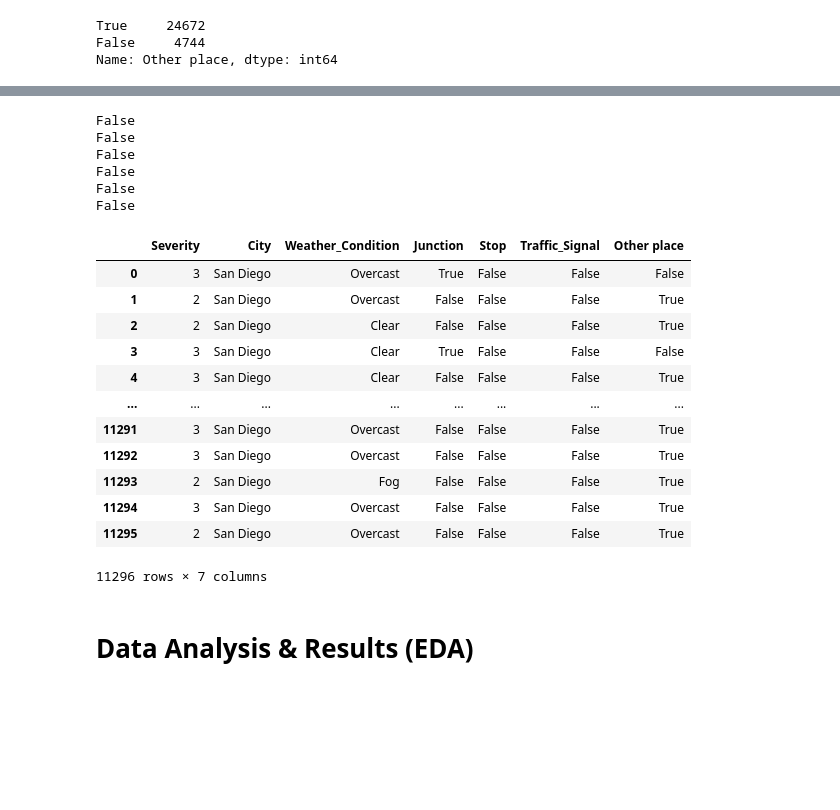
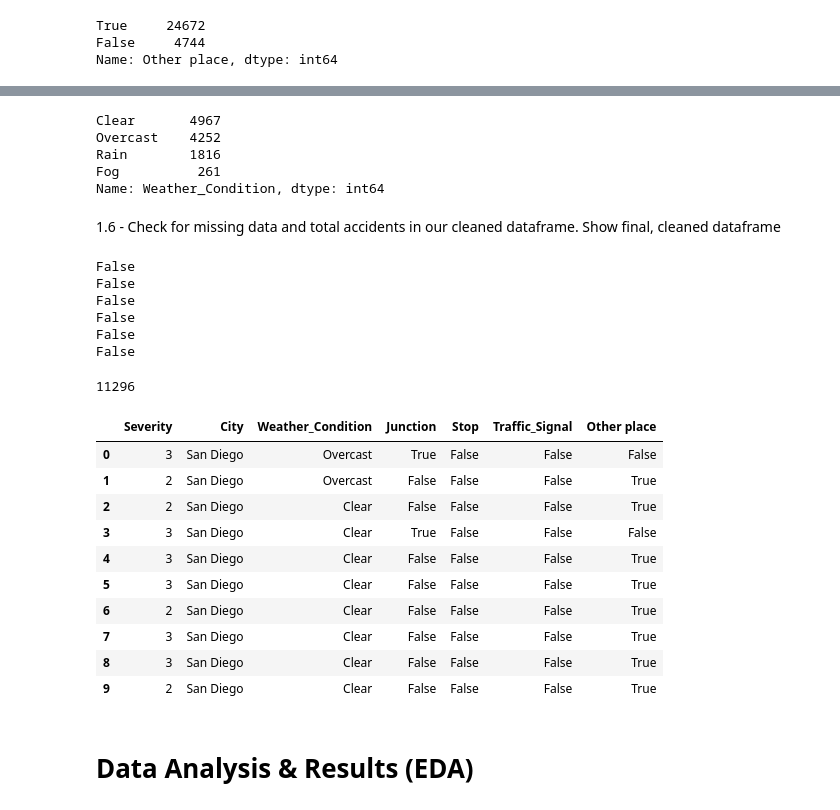
Before and after one commit to calvinleung2015/COGS108_DS_group_project, a Jupyter notebook: EDACheckpoint_group023.ipynb, the cells around one changed output, grey strips where cells are left out. Drawn from its saved outputs; the diff is of its cells as text; code cells hidden in the pictures; blank space fills up the shorter version.

Commit message:
added captions/parts
added steps to data cleaning and captioned sections for both data cleaning and EDA, tried the heatmap but can't figure out how to do it so someone else can try

```diff
--- a/EDACheckpoint_group023.ipynb
+++ b/EDACheckpoint_group023.ipynb
@@ -126,6 +173,17 @@ df = df.loc[(df['Weather_Condition'] =='Rain') \
             | (df['Weather_Condition'] == 'Fog') \
             | (df['Weather_Condition'] == 'Overcast') \
             | (df['Weather_Condition'] == 'Clear')].reset_index()
+# %%
+#final number of weather conditions and number of accidents per condition
+df['Weather_Condition'].value_counts()
+# %% [output]
+Clear       4967
+Overcast    4252
+Rain        1816
+Fog          261
+Name: Weather_Condition, dtype: int64
+# %% [markdown]
+1.6 - Check for missing data and total accidents in our cleaned dataframe. Show final, cleaned dataframe
 # %%
 #check for missing data
 print(df['Severity'].hasnans)
@@ -141,26 +199,30 @@ False
 False
 False
 False
+# %%
+#number of accidents now, with cleaned data
+#print total number of accidents with cleaned data set
+print(df['City'].count())
+# %% [output]
+11296
 # %%
 #drop index column and calculation column 'equal_or_lower_than_3?' that determined if accident took place elsewhere
 df = df.drop(columns = ['index', 'equal_or_lower_than_3?'])
 
 #show cleaned car accident dataset
-df
+df.head(10)
 # %% [output]
 |  | Severity | City | Weather_Condition | Junction | Stop | Traffic_Signal | Other place |
 | 0 | 3 | San Diego | Overcast | True | False | False | False |
 | 1 | 2 | San Diego | Overcast | False | False | False | True |
 | 2 | 2 | San Diego | Clear | False | False | False | True |
 | 3 | 3 | San Diego | Clear | True | False | False | False |
 | 4 | 3 | San Diego | Clear | False | False | False | True |
-| ... | ... | ... | ... | ... | ... | ... | ... |
-| 11291 | 3 | San Diego | Overcast | False | False | False | True |
-| 11292 | 3 | San Diego | Overcast | False | False | False | True |
-| 11293 | 2 | San Diego | Fog | False | False | False | True |
-| 11294 | 3 | San Diego | Overcast | False | False | False | True |
-| 11295 | 2 | San Diego | Overcast | False | False | False | True |
+| 5 | 3 | San Diego | Clear | False | False | False | True |
+| 6 | 2 | San Diego | Clear | False | False | False | True |
+| 7 | 3 | San Diego | Clear | False | False | False | True |
+| 8 | 3 | San Diego | Clear | False | False | False | True |
+| 9 | 2 | San Diego | Clear | False | False | False | True |
-11296 rows × 7 columns
 # %% [markdown]
 # Data Analysis & Results (EDA)
 # %% [markdown]
```
Also changed, not shown: parts of 26 cells of this notebook.
